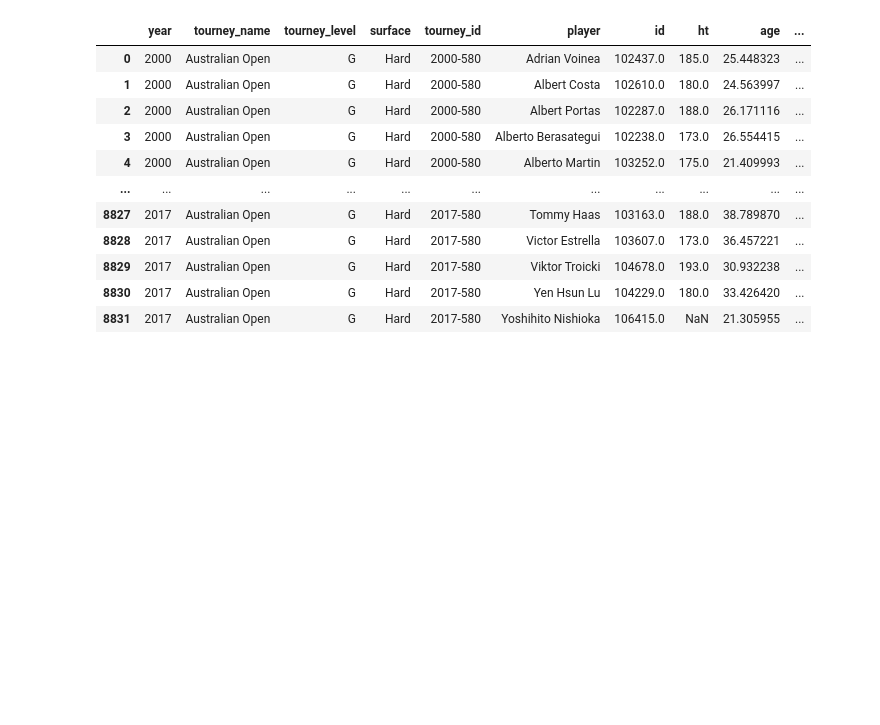
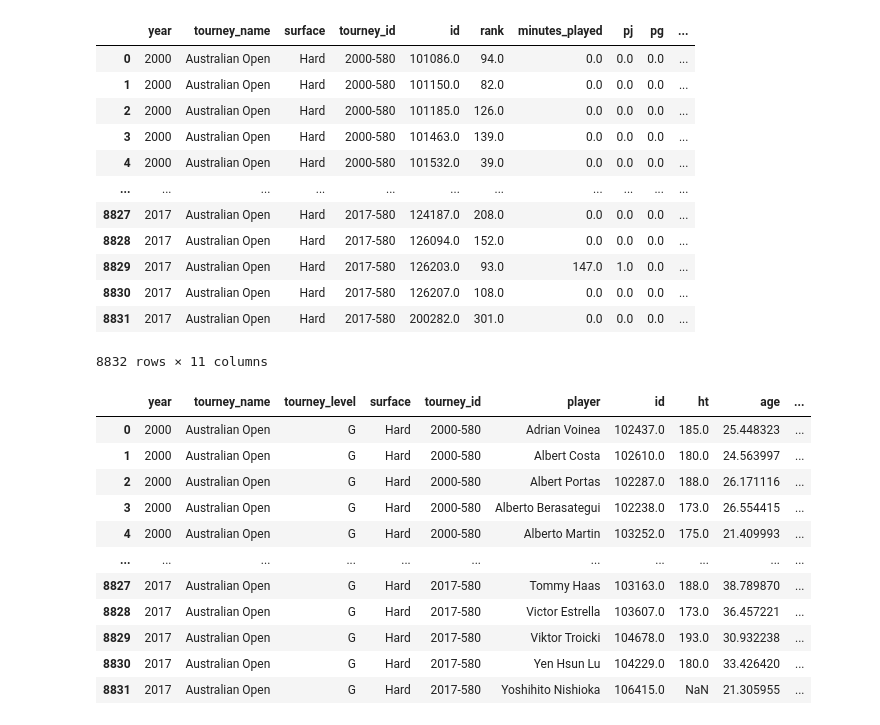
Before and after one commit to johnma96/predict-roland-garros-positions, a Jupyter notebook: notebooks/develop/4.0-jmmz-feature-enginnering.ipynb, the cells around one changed output. Saved outputs shown, nothing was run; the diff lists cells and outputs as text; code cells hidden in the pictures; blank space fills up the shorter version.

```diff
--- a/notebooks/develop/4.0-jmmz-feature-enginnering.ipynb
+++ b/notebooks/develop/4.0-jmmz-feature-enginnering.ipynb
@@ -240,0 +315,4 @@ data_features = make_features(data=df)
+# %%
+for i in set(data_features.id):
+    data_features.loc[data_features.id==i,'ht']=players[players.id==float(i)]['ht'].values[0]
+    data_features.loc[data_features.id==i,'wg']=players[players.id==float(i)]['weight_kg'].values[0]
@@ -241,3 +335,19 @@ data_features = make_features(data=df)
+# %%
+data_features
+# %% [output]
+|  | year | tourney_name | surface | tourney_id | id | rank | minutes_played | pj | pg | ... |
+| 0 | 2000 | Australian Open | Hard | 2000-580 | 101086.0 | 94.0 | 0.0 | 0.0 | 0.0 | ... |
+| 1 | 2000 | Australian Open | Hard | 2000-580 | 101150.0 | 82.0 | 0.0 | 0.0 | 0.0 | ... |
+| 2 | 2000 | Australian Open | Hard | 2000-580 | 101185.0 | 126.0 | 0.0 | 0.0 | 0.0 | ... |
+| 3 | 2000 | Australian Open | Hard | 2000-580 | 101463.0 | 139.0 | 0.0 | 0.0 | 0.0 | ... |
+| 4 | 2000 | Australian Open | Hard | 2000-580 | 101532.0 | 39.0 | 0.0 | 0.0 | 0.0 | ... |
+| ... | ... | ... | ... | ... | ... | ... | ... | ... | ... | ... |
+| 8827 | 2017 | Australian Open | Hard | 2017-580 | 124187.0 | 208.0 | 0.0 | 0.0 | 0.0 | ... |
+| 8828 | 2017 | Australian Open | Hard | 2017-580 | 126094.0 | 152.0 | 0.0 | 0.0 | 0.0 | ... |
+| 8829 | 2017 | Australian Open | Hard | 2017-580 | 126203.0 | 93.0 | 147.0 | 1.0 | 0.0 | ... |
+| 8830 | 2017 | Australian Open | Hard | 2017-580 | 126207.0 | 108.0 | 0.0 | 0.0 | 0.0 | ... |
+| 8831 | 2017 | Australian Open | Hard | 2017-580 | 200282.0 | 301.0 | 0.0 | 0.0 | 0.0 | ... |
+8832 rows × 11 columns
 # %%
 data_features
 # %% [output]
```
Also changed, not shown: parts of 18 cells of this notebook, 15 other files.
